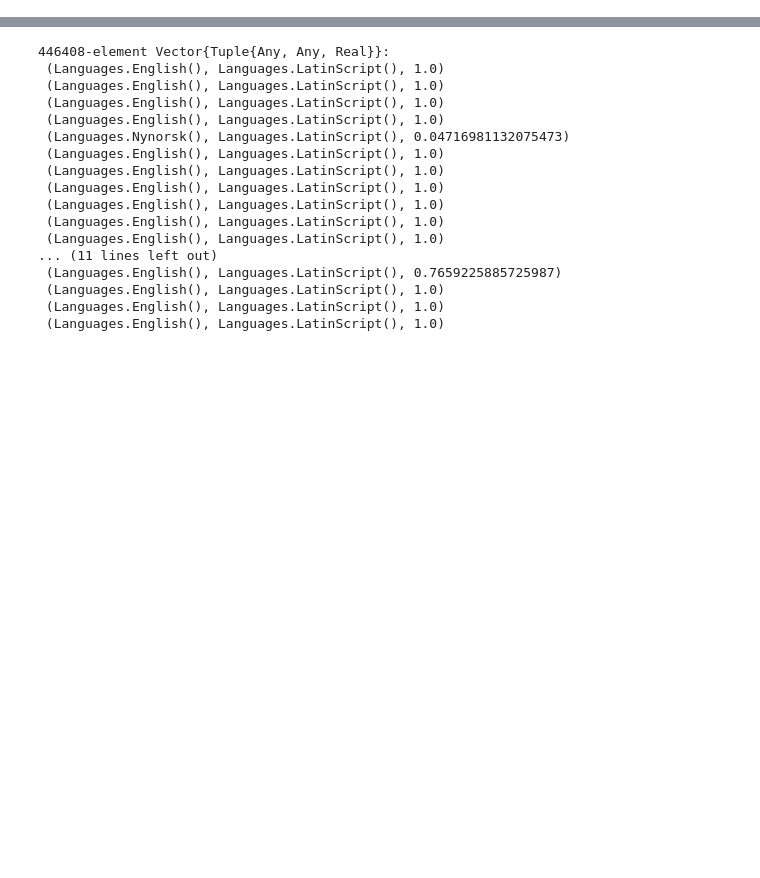
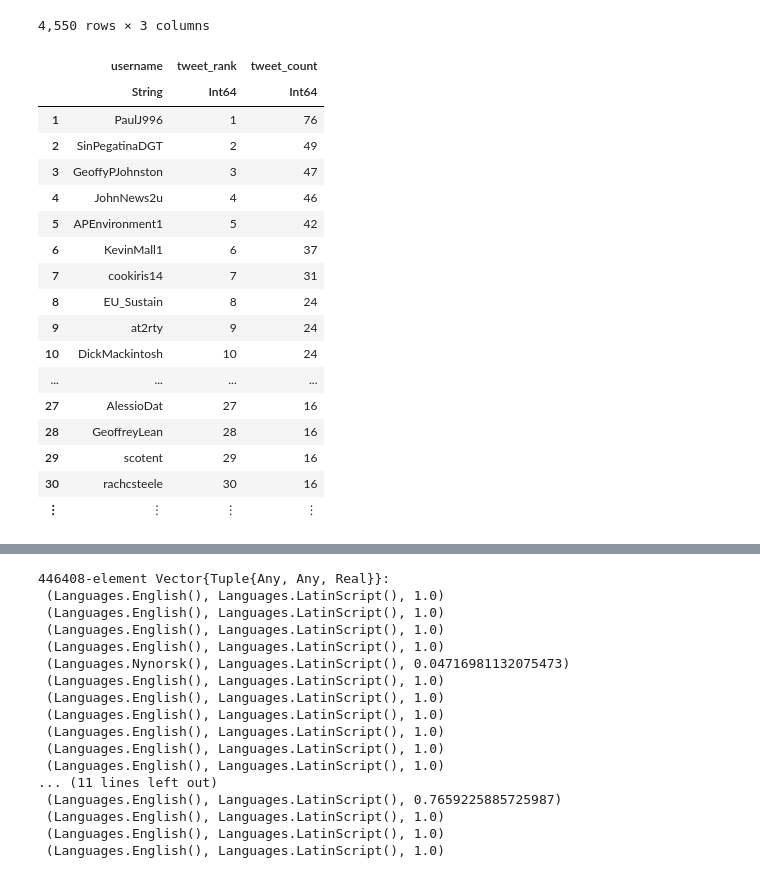
Before and after one commit to Cyrilvallez/Measuring-Influence-Twitter, a Jupyter notebook: Julia/Notebooks/test.ipynb, the cells around one changed output, grey strips where cells are left out. Saved outputs shown, nothing was run; the diff lists cells and outputs as text; code cells hidden in the pictures; blank space fills up the shorter version.

```diff
--- a/Julia/Notebooks/test.ipynb
+++ b/Julia/Notebooks/test.ipynb
@@ -64 +133,25 @@ false
+# %%
+# ranks.tweet_rank = ordinalrank(ranks.tweet_count, rev=true)
+foo = ranks[ranks.partition .== "During COP26", ["username", "tweet_rank", "tweet_count"]]
+sort!(foo, :tweet_rank)
+# %% [output]
+4,550 rows × 3 columns
+|  | username | tweet_rank | tweet_count |
+|  | String | Int64 | Int64 |
+| 1 | PaulJ996 | 1 | 76 |
+| 2 | SinPegatinaDGT | 2 | 49 |
+| 3 | GeoffyPJohnston | 3 | 47 |
+| 4 | JohnNews2u | 4 | 46 |
+| 5 | APEnvironment1 | 5 | 42 |
+| 6 | KevinMall1 | 6 | 37 |
+| 7 | cookiris14 | 7 | 31 |
+| 8 | EU_Sustain | 8 | 24 |
+| 9 | at2rty | 9 | 24 |
+| 10 | DickMackintosh | 10 | 24 |
+| ... | ... | ... | ... |
+| 27 | AlessioDat | 27 | 16 |
+| 28 | GeoffreyLean | 28 | 16 |
+| 29 | scotent | 29 | 16 |
+| 30 | rachcsteele | 30 | 16 |
+| ⋮ | ⋮ | ⋮ | ⋮ |
 # %%
```
Also changed, not shown: parts of 9 cells of this notebook, 4 other files.
